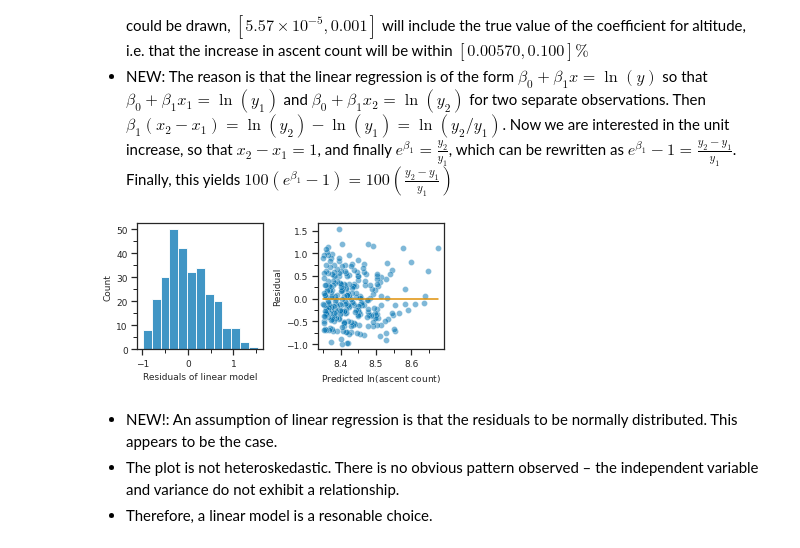
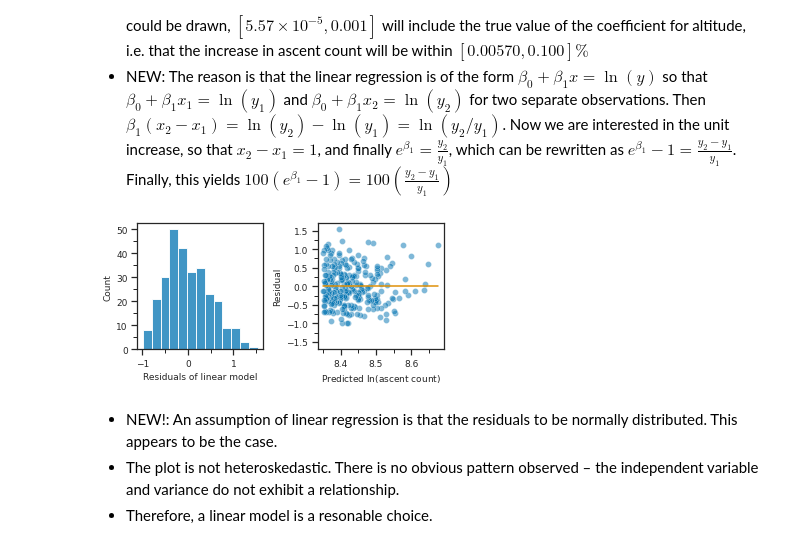
Before and after one commit to filipbalucha/FDS_final_project, a Jupyter notebook: data_analysis.ipynb, the cells around one changed output. Cells and saved outputs as stored; diff of their text form; code cells hidden in the pictures.

```diff
--- a/data_analysis.ipynb
+++ b/data_analysis.ipynb
@@ -367,32 +369,32 @@ TODO SOME CHANGES MADE IN THE VALUES HERE (marked using "NEW!")
 # %%
 fig, axes = plt.subplots(ncols=2, figsize=(5,2.5))
 ax1, ax2 = axes
 
 # Plot the distribution of residuals
 sns.histplot(results_altitude.resid, ax=ax1, color=palette[0])
 ax1.set_xlabel('Residuals of linear model', fontsize=9)
 ax1.set_ylabel('Count', fontsize=9)
 
 ax1.tick_params(axis = 'both', which = 'major', labelsize=9)
 ax1.xaxis.set_minor_locator(MultipleLocator(0.5))
 ax1.yaxis.set_minor_locator(MultipleLocator(5))
 
 # Plot residuals against predicted valueus
 scatter = sns.scatterplot(x=y_hat, y=results_altitude.resid, ax=ax2, alpha=0.5, color=palette[0])
 sns.lineplot(x=y_hat, y=0, color=palette[1], ax=ax2)
 ax2.set_ylabel('Residual', fontsize=9)
 ax2.set_xlabel('Predicted $\ln$(ascent count)',fontsize=9)
 
 ax2.tick_params(axis = 'both', which = 'major', labelsize=9)
 ax2.xaxis.set_minor_locator(MultipleLocator(0.05))
 ax2.yaxis.set_minor_locator(MultipleLocator(0.25))
-# ax2.set_xlim(8.3,None)
+ax2.set_ylim(-1.7,1.7)
 
 plt.tight_layout()
 plt.savefig('report/uni_residuals.pdf', bbox_inches='tight')
 plt.show()
 # %% [output]
-[figure, old version]
+[figure, new version]
 # %% [markdown]
 - NEW!: An assumption of linear regression is that the residuals to be normally distributed. This appears to be the case.
 - The plot is not heteroskedastic. There is no obvious pattern observed – the independent variable and variance do not exhibit a relationship.
```
Also changed, not shown: parts of 7 cells of this notebook, 14 other files.
